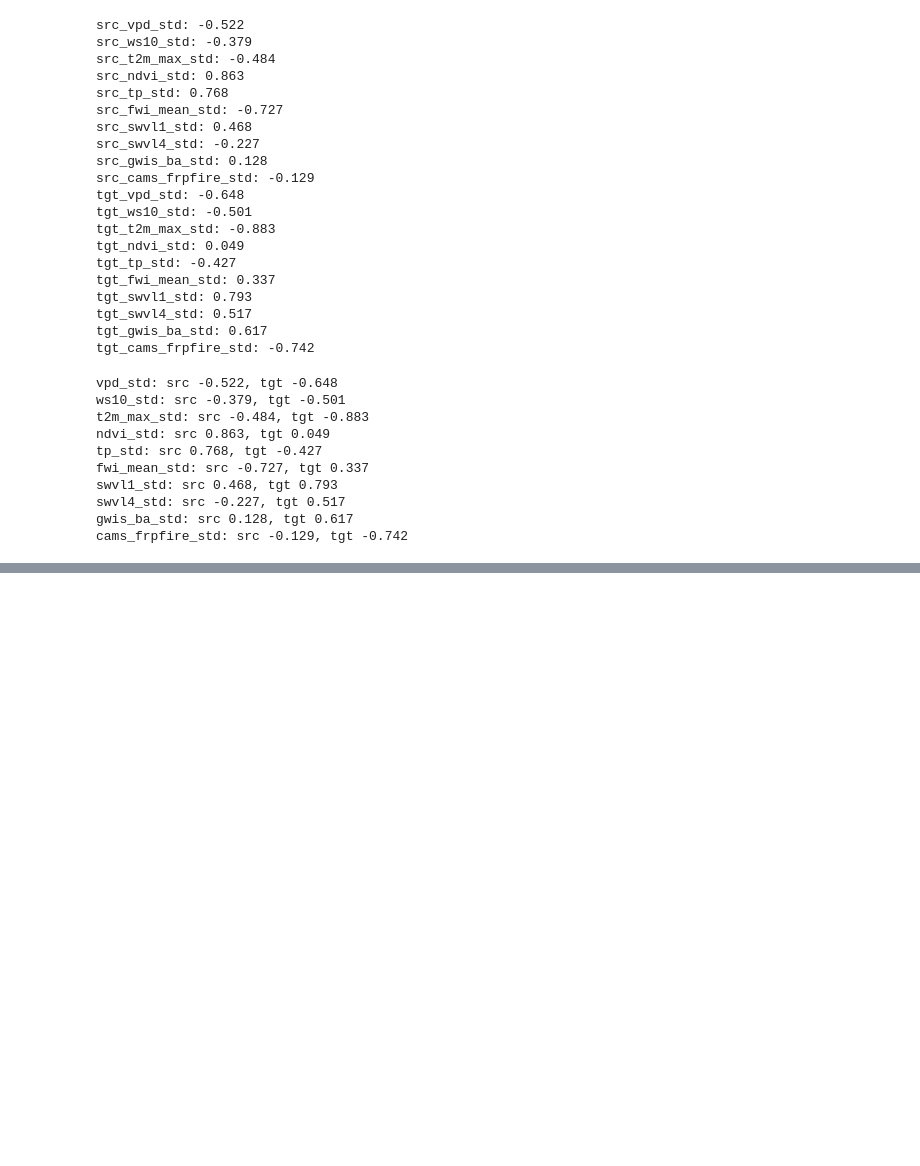
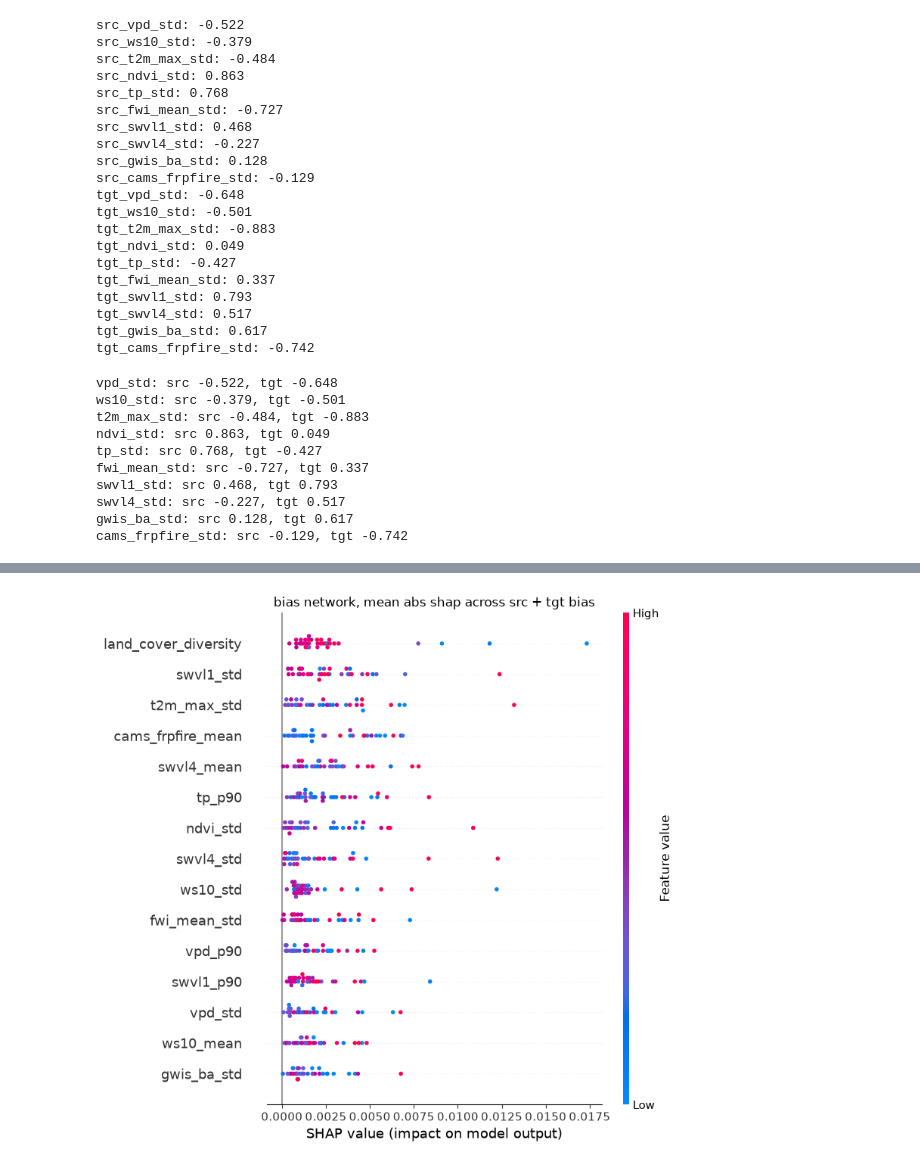
Before and after one commit to yashkher-123/transferability-through-representations, a Jupyter notebook: probing/shap_v4.ipynb, the cells around one changed output, grey strips where cells are left out. Cells and saved outputs as stored; diff of their text form; code cells hidden in the pictures; blank space fills up the shorter version.

```diff
--- a/probing/shap_v4.ipynb
+++ b/probing/shap_v4.ipynb
@@ -379,0 +442,9 @@ cams_frpfire_std: src -0.129, tgt -0.742
+# %%
+sv_bias_agg = np.abs(sv_bias).mean(axis=-1)  # (34, 33)
+
+shap.summary_plot(sv_bias_agg, domain_tensor.numpy(), feature_names=desc_cols, show=False, max_display=15)
+plt.title("bias network, mean abs shap across src + tgt bias")
+plt.tight_layout()
+plt.show()
+# %% [output]
+[figure, added]
```
Also changed, not shown: parts of 10 cells of this notebook, 1 other file.
